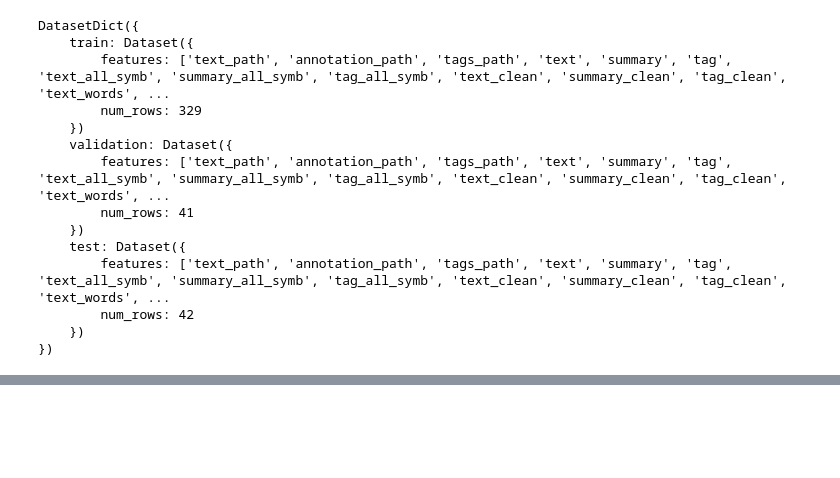
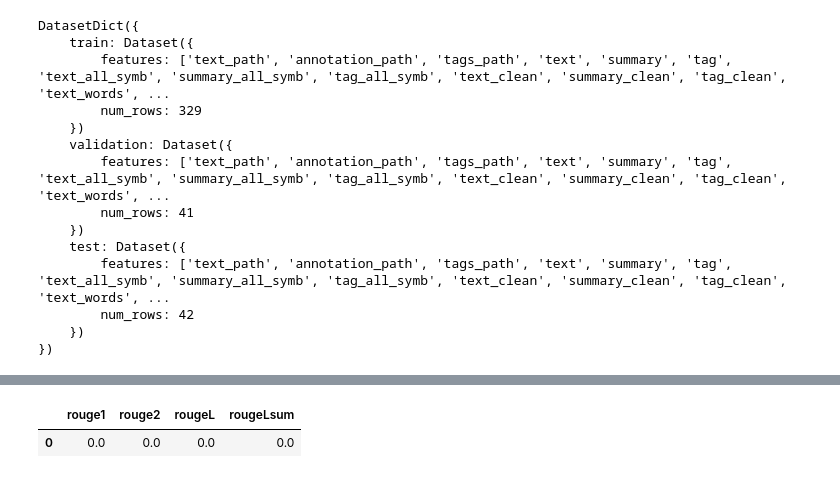
Before and after one commit to Rainfue/NLP-summary, a Jupyter notebook: Module2/Report_M2.ipynb, the cells around one changed output, grey strips where cells are left out. Saved outputs shown, nothing was run; the diff lists cells and outputs as text; code cells hidden in the pictures; blank space fills up the shorter version.

```diff
--- a/Module2/Report_M2.ipynb
+++ b/Module2/Report_M2.ipynb
@@ -61,0 +321,4 @@ DatasetDict({
+# %%
+device = torch.device('cpu')
+print(device)
+model.to(device)
@@ -61,0 +344,18 @@ DatasetDict({
+# %%
+rouge_score = evaluate.load('rouge')
+# %%
+index = 4
+orig_text = dataset['validation']['text'][index]
+summary = dataset['validation']['summary'][index]
+# %%
+input_ids = tokenizer(orig_text, return_tensors='pt').input_ids.to(device)
+outputs = model.generate(input_ids, max_length=100, num_beams=4)
+gen_summary = tokenizer.decode(outputs[0], skip_special_tokens=True)
+# %%
+scores = rouge_score.compute(
+    predictions=[gen_summary], references=[summary]
+)
+pd.DataFrame.from_dict([scores])
+# %% [output]
+|  | rouge1 | rouge2 | rougeL | rougeLsum |
+| 0 | 0.0 | 0.0 | 0.0 | 0.0 |
```
Also changed, not shown: parts of 53 cells of this notebook, 17 other files.
